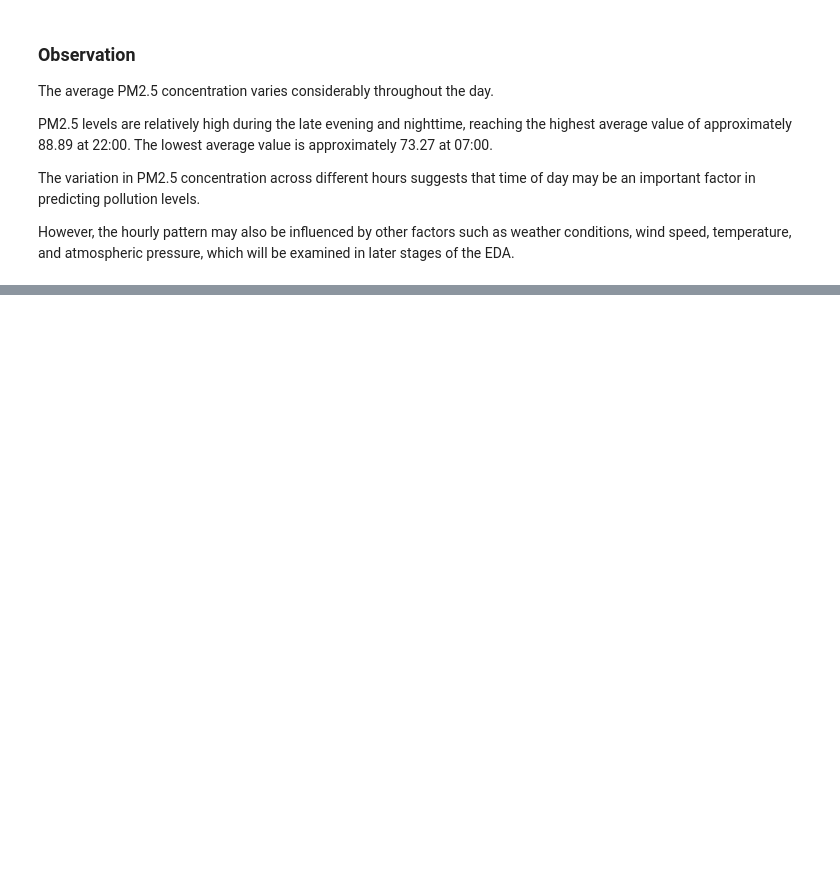
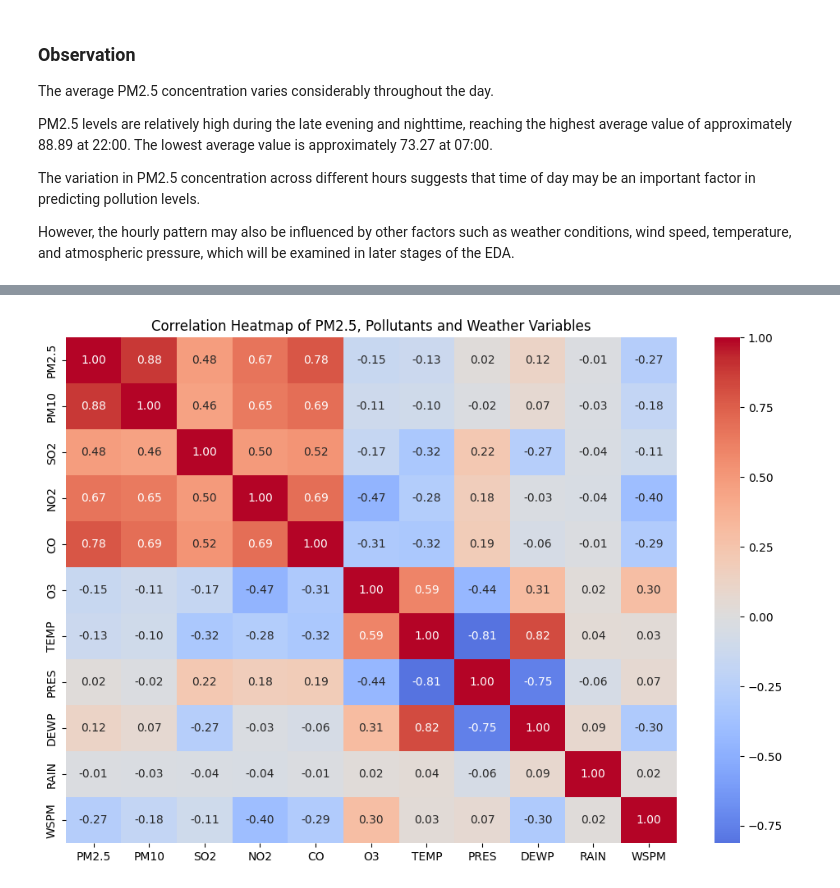
Before and after one commit to Jigyasa-sharma7/Pollution-Level-Forecasting, a Jupyter notebook: notebooks/02_EDA.ipynb, the cells around one changed output, grey strips where cells are left out. Drawn from its saved outputs; the diff is of its cells as text; code cells hidden in the pictures; blank space fills up the shorter version.

```diff
--- a/notebooks/02_EDA.ipynb
+++ b/notebooks/02_EDA.ipynb
@@ -233,0 +478,20 @@ However, the hourly pattern may also be influenced by other factors such as weat
+# %%
+plt.figure(figsize=(12, 8))
+
+corr_matrix = df[
+    ["PM2.5", "PM10", "SO2", "NO2", "CO", "O3",
+     "TEMP", "PRES", "DEWP", "RAIN", "WSPM"]
+].corr()
+
+sns.heatmap(
+    corr_matrix,
+    annot=True,
+    fmt=".2f",
+    cmap="coolwarm",
+    center=0
+)
+
+plt.title("Correlation Heatmap of PM2.5, Pollutants and Weather Variables")
+plt.show()
+# %% [output]
+[figure, added]
```
Also changed, not shown: parts of 29 cells of this notebook.
